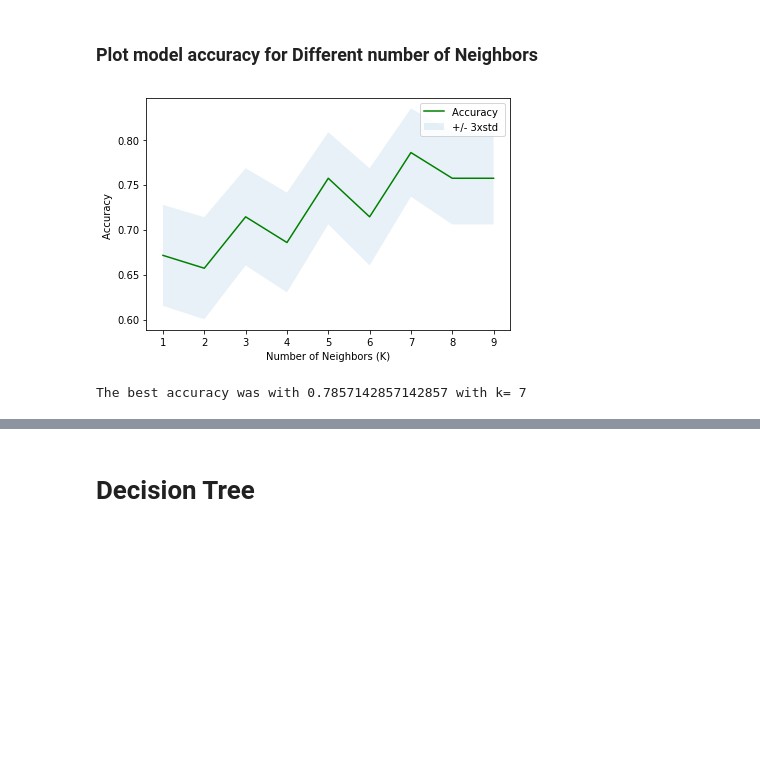
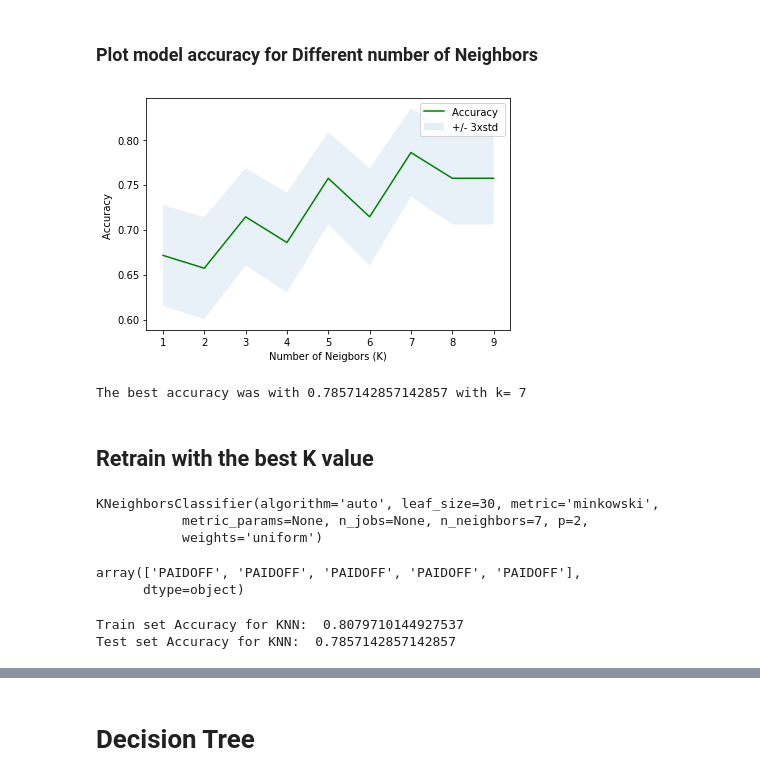
Before and after one commit to Joycechidi/IBM_AI_Engineer_Certificate, a Jupyter notebook: ML_Loan_Application_Capstone.ipynb, the cells around one changed output, grey strips where cells are left out. Cells and saved outputs as stored; diff of their text form; code cells hidden in the pictures; blank space fills up the shorter version.

Commit message:
Predictions with loan test data

```diff
--- a/ML_Loan_Application_Capstone.ipynb
+++ b/ML_Loan_Application_Capstone.ipynb
@@ -305,5 +282,5 @@ Splitting the data into a train-test split will help to improve out-of-sample ac
 # %%
-X_train, X_test, y_train, y_test = train_test_split(X, y, test_size=0.2, random_state=4)
-print("Train set:", X_train.shape, y_test.shape)
-print ('Test set:', X_test.shape, y_test.shape)
+X_train_knn, X_test_knn, y_train_knn, y_test_knn = train_test_split( X, y, test_size=0.2, random_state=4)
+print ('Train set for KNN:', X_train_knn.shape,  y_train_knn.shape)
+print ('Test set for KNN:', X_test_knn.shape,  y_test_knn.shape)
 # %% [output]
@@ -314,7 +291,7 @@ Test set: (70, 8) (70,)
 # %%
 k = 6
 ## Train and Predict the model
-neigh = KNeighborsClassifier(n_neighbors = k).fit(X_train, y_train)
+neigh = KNeighborsClassifier(n_neighbors = k).fit(X_train_knn, y_train_knn)
 neigh
 # %% [output]
 KNeighborsClassifier(algorithm='auto', leaf_size=30, metric='minkowski',
@@ -325,6 +300,6 @@ KNeighborsClassifier(algorithm='auto', leaf_size=30, metric='minkowski',
 # %%
-yhat = neigh.predict(X_test)
-yhat[0:5]
+y_pred_knn = neigh.predict(X_test_knn)
+y_pred_knn[0:5]
 # %% [output]
 array(['PAIDOFF', 'COLLECTION', 'PAIDOFF', 'PAIDOFF', 'PAIDOFF'],
       dtype=object)
@@ -341,17 +324,20 @@ Test set Accuracy:  0.7142857142857143
 # %%
 Ks = 10
 mean_acc = np.zeros((Ks-1))
+
 std_acc = np.zeros((Ks-1))
-ConfustionMx = [];
-for n in range(1,Ks):
+
+ConfusionMx = [];
+
+for n in range(1, Ks):
 
     #Train Model and Predict
-    neigh = KNeighborsClassifier(n_neighbors = n).fit(X_train,y_train)
-    yhat=neigh.predict(X_test)
-    mean_acc[n-1] = metrics.accuracy_score(y_test, yhat)
+    neigh = KNeighborsClassifier(n_neighbors = n).fit(X_train_knn, y_train_knn)
+    y_pred_knn = neigh.predict(X_test_knn)
+    mean_acc[n-1] = metrics.accuracy_score(y_test_knn, y_pred_knn)
 
 
-    std_acc[n-1]=np.std(yhat==y_test)/np.sqrt(yhat.shape[0])
+    std_acc[n-1] = np.std(y_pred_knn == y_test_knn)/np.sqrt(y_pred_knn.shape[0])
 
 mean_acc
 # %% [output]
@@ -360,16 +346,40 @@ array([0.67142857, 0.65714286, 0.71428571, 0.68571429, 0.75714286,
 # %% [markdown]
 ### Plot  model accuracy  for Different number of Neighbors
 # %%
-plt.plot(range(1,Ks),mean_acc,'g')
+plt.plot(range(1, Ks), mean_acc,'g')
 plt.fill_between(range(1,Ks),mean_acc - 1 * std_acc,mean_acc + 1 * std_acc, alpha=0.10)
+
 plt.legend(('Accuracy ', '+/- 3xstd'))
 plt.ylabel('Accuracy ')
-plt.xlabel('Number of Neighbors (K)')
+plt.xlabel('Number of Neigbors (K)')
 plt.tight_layout()
 plt.show()
 # %% [output]
-[figure, old version]
+[figure, new version]
 # %%
 print( "The best accuracy was with", mean_acc.max(), "with k=", mean_acc.argmax()+1)
 # %% [output]
 The best accuracy was with 0.7857142857142857 with k= 7
+# %% [markdown]
+## Retrain with the best K value
+# %%
+k = 7
+## Train and Predict the model
+neigh = KNeighborsClassifier(n_neighbors = k).fit(X_train_knn, y_train_knn)
+neigh
+# %% [output]
+KNeighborsClassifier(algorithm='auto', leaf_size=30, metric='minkowski',
+           metric_params=None, n_jobs=None, n_neighbors=7, p=2,
+           weights='uniform')
+# %%
+y_pred_knn = neigh.predict(X_test_knn)
+y_pred_knn[0:5]
+# %% [output]
+array(['PAIDOFF', 'PAIDOFF', 'PAIDOFF', 'PAIDOFF', 'PAIDOFF'],
+      dtype=object)
+# %%
+print("Train set Accuracy for KNN: ", metrics.accuracy_score(y_train_knn, neigh.predict(X_train_knn)))
+print("Test set Accuracy for KNN: ", metrics.accuracy_score(y_test_knn, y_pred_knn))
+# %% [output]
+Train set Accuracy for KNN:  0.8079710144927537
+Test set Accuracy for KNN:  0.7857142857142857
```
Also changed, not shown: parts of 66 cells of this notebook.
